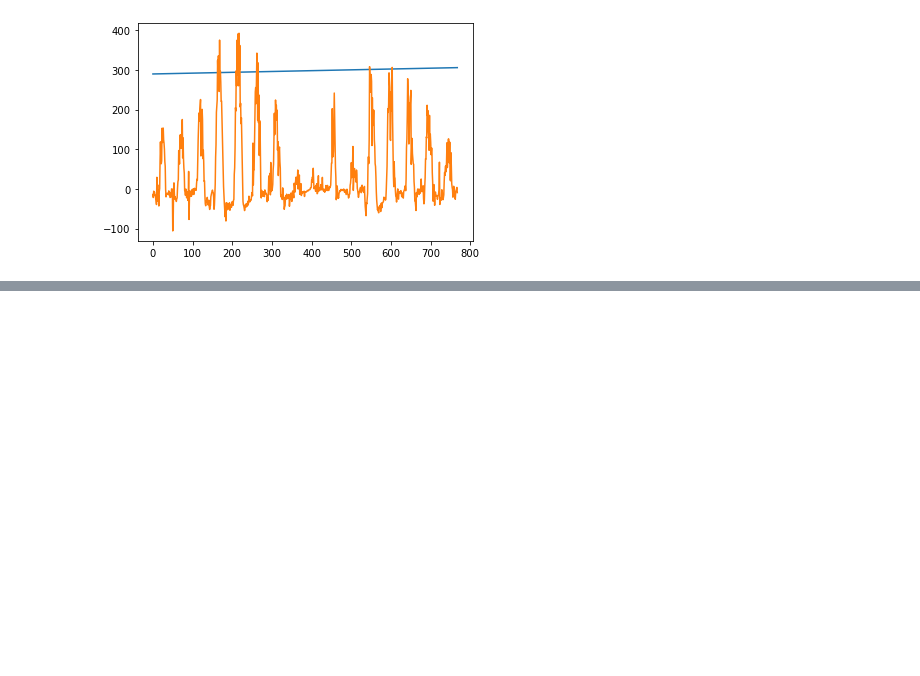
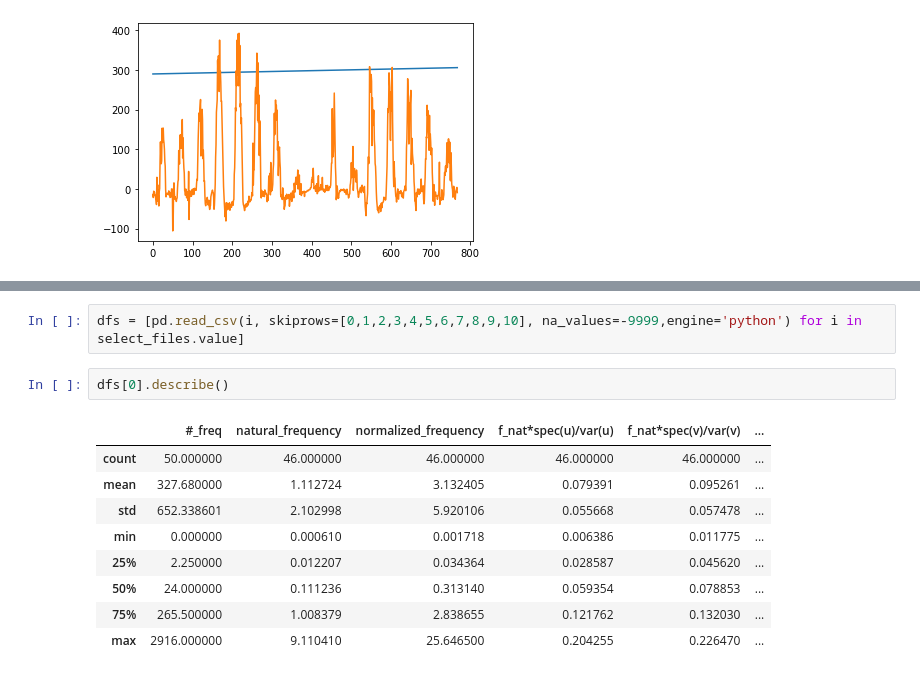
Before and after one commit to alexnaoki/EC-LHC, a Jupyter notebook: teste_view_files.ipynb, the cells around one changed output, grey strips where cells are left out. Cells and saved outputs as stored; diff of their text form; blank space fills up the shorter version.

```diff
--- a/teste_view_files.ipynb
+++ b/teste_view_files.ipynb
@@ -53,0 +72,14 @@ plt.plot(df[list(columns.value)])
+# %%
+dfs = [pd.read_csv(i, skiprows=[0,1,2,3,4,5,6,7,8,9,10], na_values=-9999,engine='python') for i in select_files.value]
+# %%
+dfs[0].describe()
+# %% [output]
+|  | #_freq | natural_frequency | normalized_frequency | f_nat*spec(u)/var(u) | f_nat*spec(v)/var(v) | ... |
+| count | 50.000000 | 46.000000 | 46.000000 | 46.000000 | 46.000000 | ... |
+| mean | 327.680000 | 1.112724 | 3.132405 | 0.079391 | 0.095261 | ... |
+| std | 652.338601 | 2.102998 | 5.920106 | 0.055668 | 0.057478 | ... |
+| min | 0.000000 | 0.000610 | 0.001718 | 0.006386 | 0.011775 | ... |
+| 25% | 2.250000 | 0.012207 | 0.034364 | 0.028587 | 0.045620 | ... |
+| 50% | 24.000000 | 0.111236 | 0.313140 | 0.059354 | 0.078853 | ... |
+| 75% | 265.500000 | 1.008379 | 2.838655 | 0.121762 | 0.132030 | ... |
+| max | 2916.000000 | 9.110410 | 25.646500 | 0.204255 | 0.226470 | ... |
```
Also changed, not shown: parts of 20 cells of this notebook, 3 other files.
